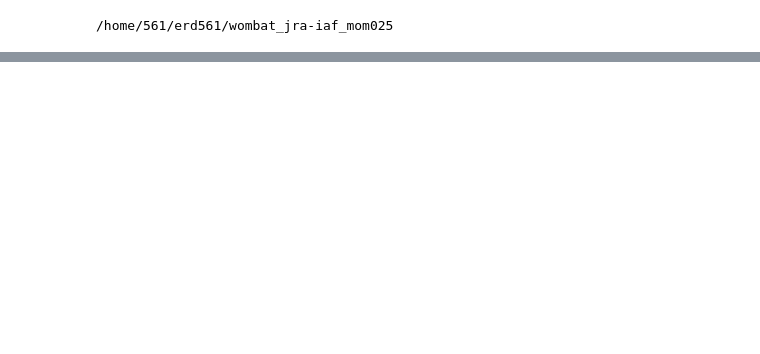
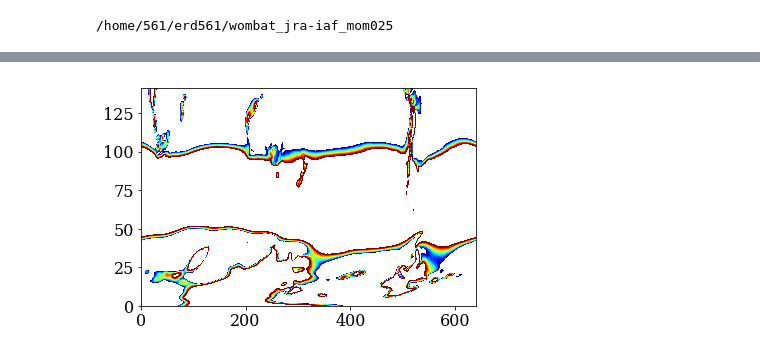
Before and after one commit to ERDuran/wombat_jra-iaf_mom025, a Jupyter notebook: c01_JRA55-do_diagnostics.ipynb, the cells around one changed output, grey strips where cells are left out. Cells and saved outputs as stored; diff of their text form; code cells hidden in the pictures; blank space fills up the shorter version.

```diff
--- a/c01_JRA55-do_diagnostics.ipynb
+++ b/c01_JRA55-do_diagnostics.ipynb
@@ -264,0 +560,11 @@ Wall time: 6min 2s
+# %%
+uas_10m_baseline = uas_10m.sel(year=slice(1958,1977)).mean(dim='year')
+
+uas_10m_20082016_baseline = uas_10m.sel(year=slice(2008,2016)).mean(dim='year') - uas_10m_baseline
+uas_10m_19982007_baseline = uas_10m.sel(year=slice(1998,2007)).mean(dim='year') - uas_10m_baseline
+uas_10m_19881997_baseline = uas_10m.sel(year=slice(1988,1997)).mean(dim='year') - uas_10m_baseline
+uas_10m_19781987_baseline = uas_10m.sel(year=slice(1978,1987)).mean(dim='year') - uas_10m_baseline
+# uas_10m_19681977_baseline = uas_10m.sel(year=slice(1968,1977)).mean(dim='year') - uas_10m_baseline
+
+
+print(uas_10m_baseline)
@@ -264,0 +757,4 @@ Wall time: 6min 2s
+# %%
+CS3 = plt.contourf(uas_10m_baseline, cm_subsection, cmap='jet')
+# %% [output]
+[figure, added]
```
Also changed, not shown: parts of 14 cells of this notebook, 7 other files.
